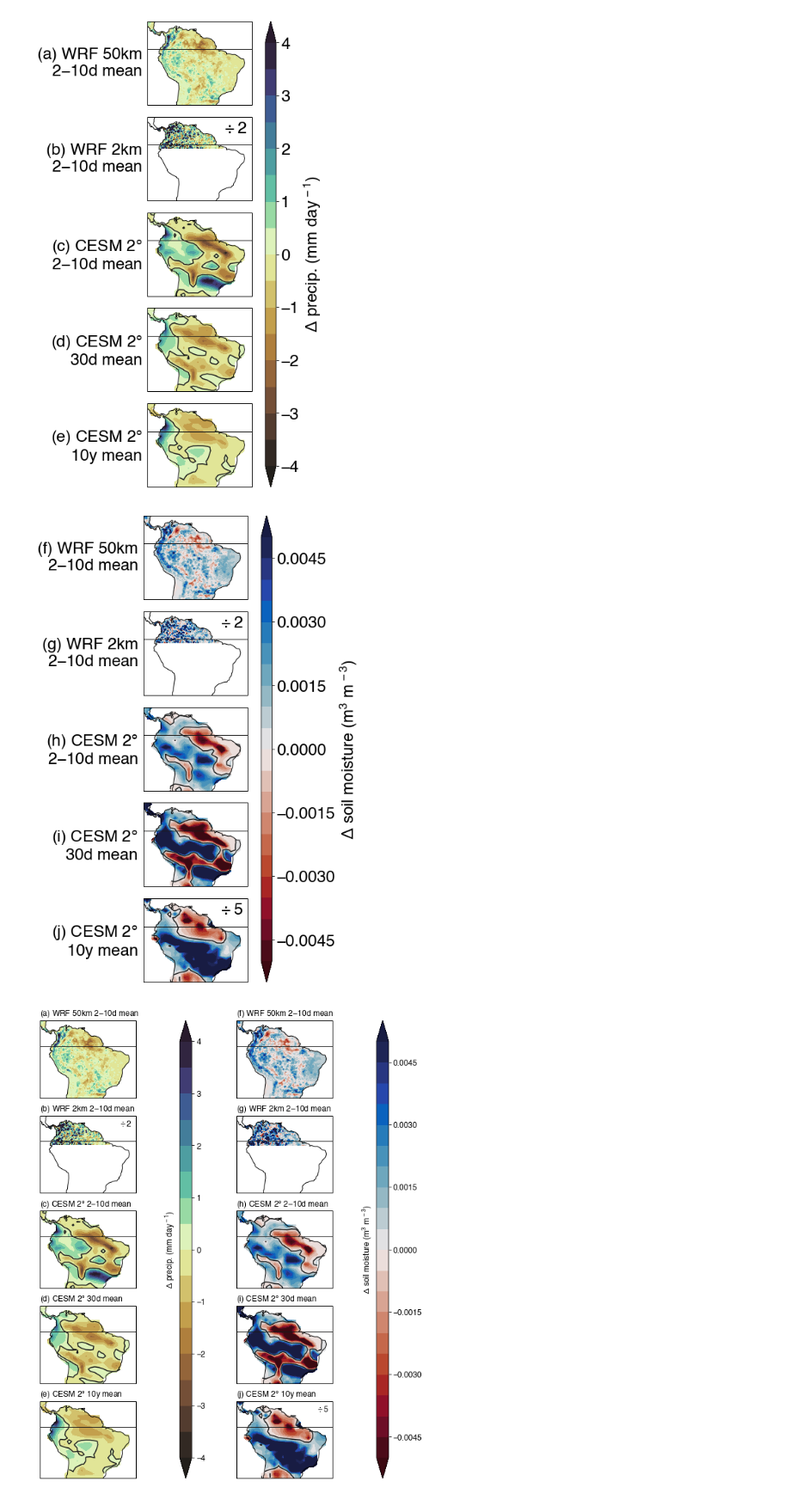
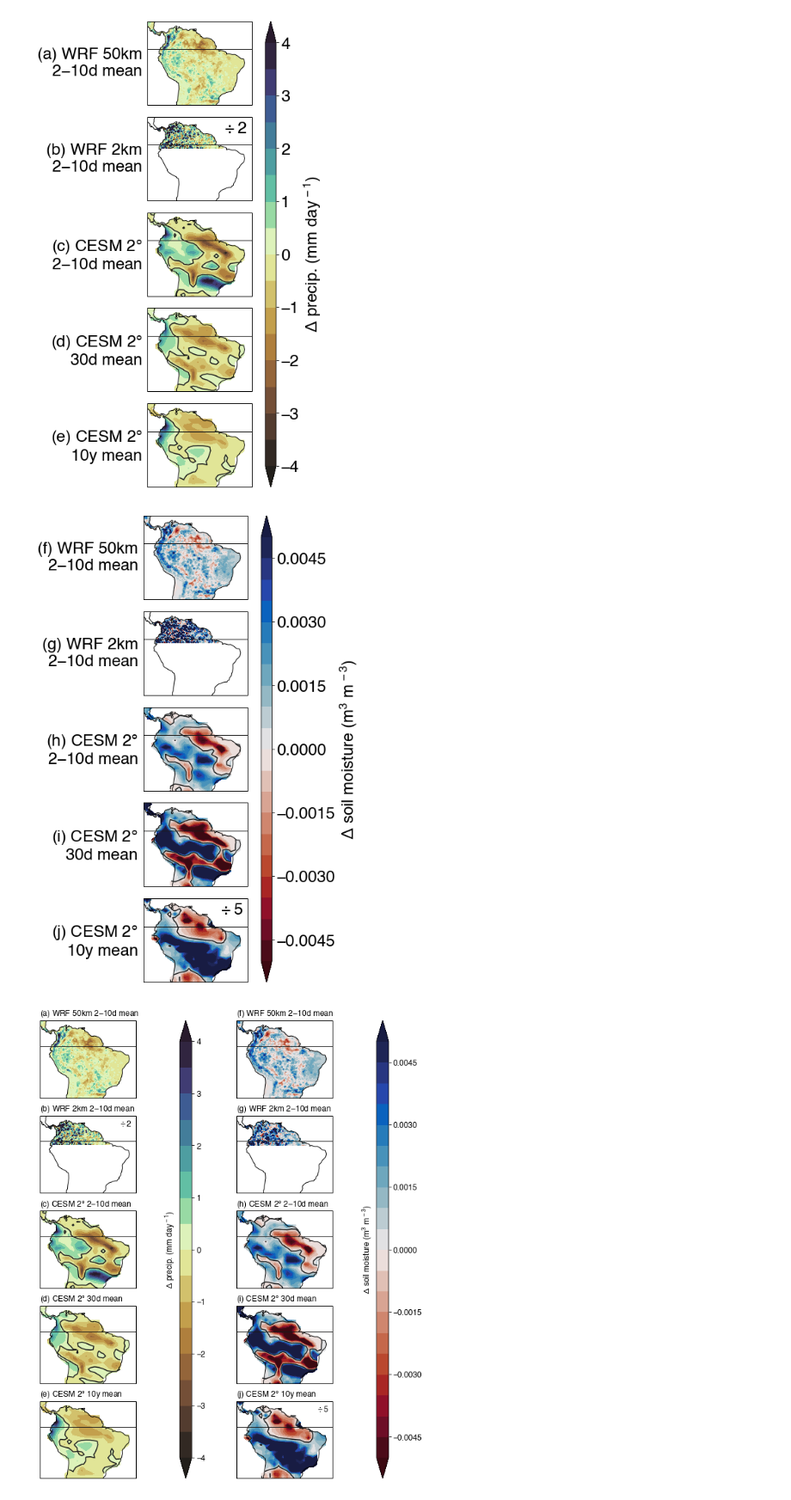
Before and after one commit to bairdlangenbrunner/amazon-phys-response-paper, a Jupyter notebook: scripts/POSTER_precip_and_soil_moisture_maps.ipynb, the cells around one changed output. Shown at 86% size. Drawn from its saved outputs; the diff is of its cells as text; code cells hidden in the pictures.

```diff
--- a/scripts/POSTER_precip_and_soil_moisture_maps.ipynb
+++ b/scripts/POSTER_precip_and_soil_moisture_maps.ipynb
@@ -1354,7 +1354,7 @@ contour1 = ax1.contourf(xlong[0,:], xlat[:,0], soilh2o_wtdmean_50km, \
                         cmap=cmocean.cm.balance_r, extend='both')
 
 contour2 = ax2.contourf(xlong[0,:], xlat[:,0], \
-                        soilh2o_2km_interpolated.reshape(xlong.shape)/2, \
+                        soilh2o_2km_interpolated.reshape(xlong.shape), \
                         levels=levels1, \
                         cmap=cmocean.cm.balance_r, extend='both')
 
@@ -1378,35 +1378,35 @@ ax2.coastlines()
 ax3.coastlines()
 ax4.coastlines()
 ax5.coastlines()
 
 fig.tight_layout()
 
 ax1.text(s='(f) WRF 50km\n2$-$10d mean', x=-.05, y=0.5, transform=ax1.transAxes, fontsize=fontsize, ha='right', va='center')
 ax2.text(s='(g) WRF 2km\n2$-$10d mean', x=-.05, y=0.5, transform=ax2.transAxes, fontsize=fontsize, ha='right', va='center')
 ax3.text(s='(h) CESM 2$\degree$\n2$-$10d mean', x=-.05, y=0.5, transform=ax3.transAxes, fontsize=fontsize, ha='right', va='center')
 ax4.text(s='(i) CESM 2$\degree$\n30d mean', x=-.05, y=0.5, transform=ax4.transAxes, fontsize=fontsize, ha='right', va='center')
 ax5.text(s='(j) CESM 2$\degree$\n10y mean', x=-.05, y=0.5, transform=ax5.transAxes, fontsize=fontsize, ha='right', va='center')
-ax2.text(s='$\div$ 2', x=0.96, y=0.95, transform=ax2.transAxes, fontsize=fontsize, ha='right', va='top')
+#ax2.text(s='$\div$ 2', x=0.96, y=0.95, transform=ax2.transAxes, fontsize=fontsize, ha='right', va='top')
 ax5.text(s='$\div$ 5', x=0.96, y=0.95, transform=ax5.transAxes, fontsize=fontsize, ha='right', va='top')
 
 ax1.axhline(0, lw='1', color='0.1', ls='-')
 ax2.axhline(0, lw='1', color='0.1', ls='-')
 ax3.axhline(0, lw='1', color='0.1', ls='-')
 ax4.axhline(0, lw='1', color='0.1', ls='-')
 ax5.axhline(0, lw='1', color='0.1', ls='-')
 
 # bottom plots
 axtpos = ax1.get_position()
 axbpos = ax5.get_position()
 
 cbar_ax = fig.add_axes([axbpos.x1,axbpos.y0,0.075,axtpos.y1-axbpos.y0])
 cbar = fig.colorbar(contour1, cax=cbar_ax, orientation='vertical')
 cbar_ax.tick_params(labelsize=fontsize)
 cbar.set_label('$\Delta$ soil moisture (m$^3$ m$^{\,-3}$)', fontsize=fontsize)
 
 fig.savefig('../figures/POSTER_soil_moisture_maps.pdf', bbox_inches='tight', transparent=True)
 # %% [output]
-[figure, old version]
+[figure, new version]
 # %%
 fontsize=12
 
```
Also changed, not shown: 2 other files.
